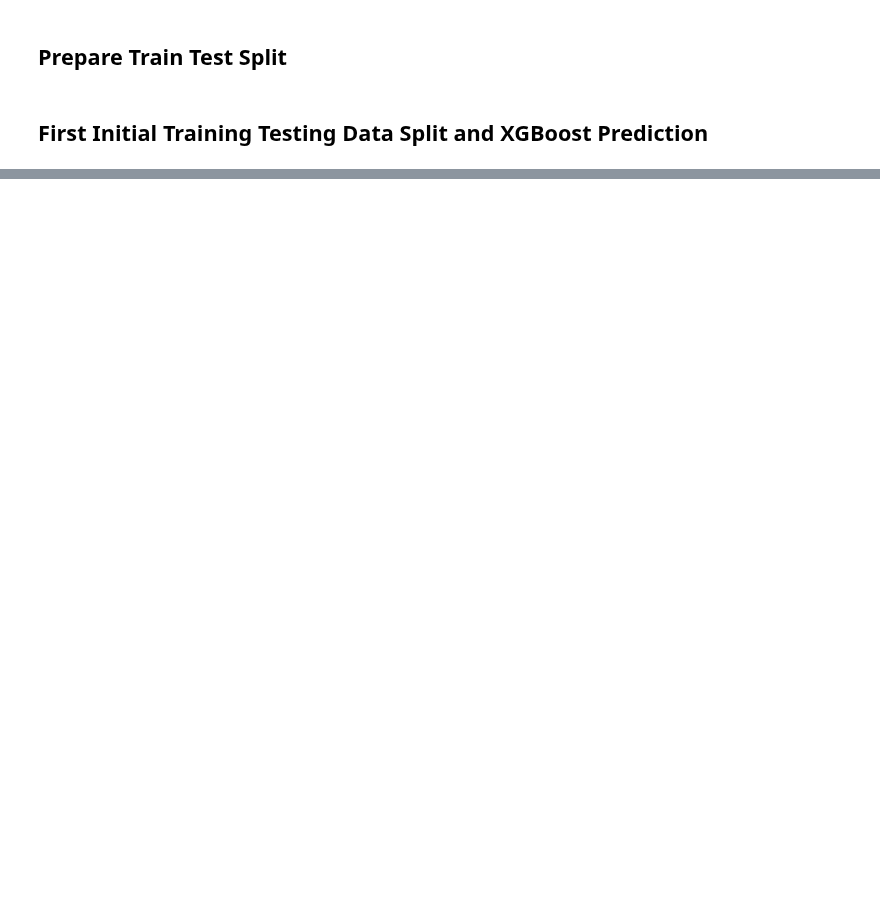
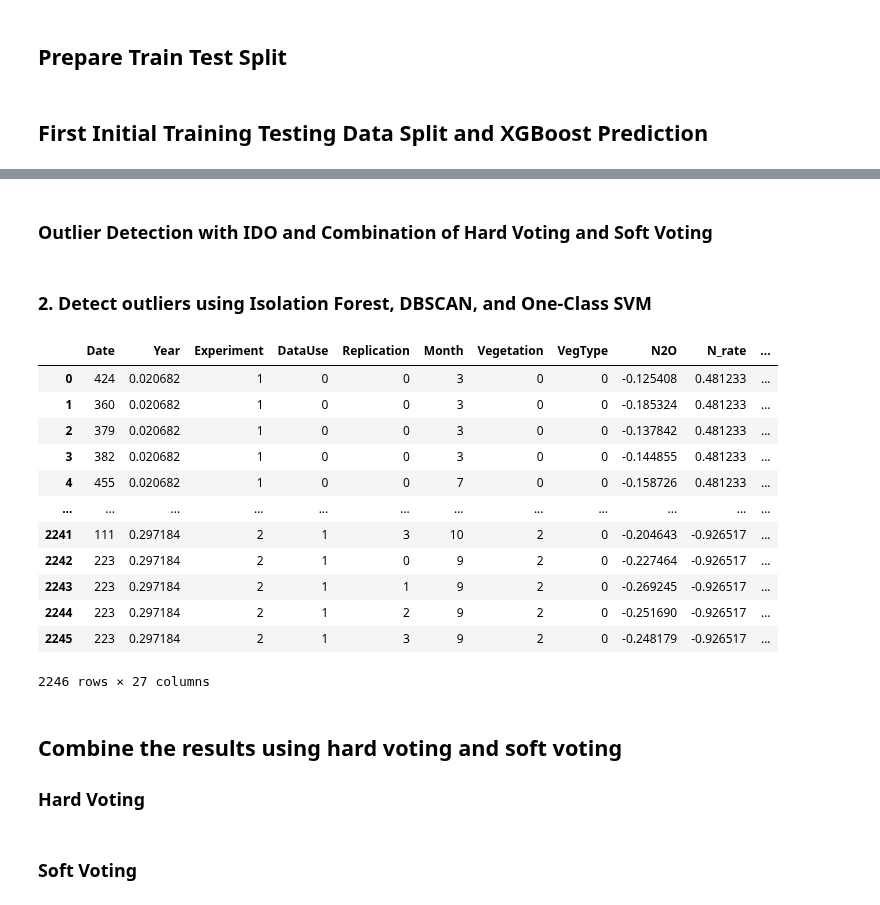
Before and after one commit to roniwahyu/outlier-detection2024, a Jupyter notebook: 09_04_1_Agricultural_N2O_IDO_Training_Testing_Plain_SWI_23052024.ipynb, the cells around one changed output, grey strips where cells are left out. Cells and saved outputs as stored; diff of their text form; code cells hidden in the pictures; blank space fills up the shorter version.

```diff
--- a/09_04_1_Agricultural_N2O_IDO_Training_Testing_Plain_SWI_23052024.ipynb
+++ b/09_04_1_Agricultural_N2O_IDO_Training_Testing_Plain_SWI_23052024.ipynb
@@ -153,0 +179,51 @@ plt.show()
+# %% [markdown]
+### Outlier Detection with IDO and Combination of Hard Voting and Soft Voting
+# %%
+# Assume that 'N2O' is the target column and other columns are features
+features = data.drop(columns=['N2O'])
+target = data['N2O']
+
+# Standardize the features
+scaler = StandardScaler()
+scaled_features = scaler.fit_transform(features)
+# %% [markdown]
+### 2. Detect outliers using Isolation Forest, DBSCAN, and One-Class SVM
+# %%
+# Isolation Forest
+iso_forest = IsolationForest(contamination=0.05, random_state=42)
+iso_pred = iso_forest.fit_predict(scaled_features)
+
+# DBSCAN
+dbscan = DBSCAN(eps=0.5, min_samples=5)
+dbscan_pred = dbscan.fit_predict(scaled_features)
+
+# One-Class SVM
+ocsvm = OneClassSVM(nu=0.05, kernel="rbf", gamma='auto')
+ocsvm_pred = ocsvm.fit_predict(scaled_features)
+
+# Convert DBSCAN and One-Class SVM predictions to the same format as Isolation Forest (-1 for outliers, 1 for inliers)
+dbscan_pred = [1 if x != -1 else -1 for x in dbscan_pred]
+ocsvm_pred = [1 if x != -1 else -1 for x in ocsvm_pred]
+# %%
+data['IF_Outlier']=iso_pred
+data['DBSCAN_Outlier']=dbscan_pred
+data['OCSVM_Outlier']=ocsvm_pred
+# %%
+data
+# %% [output]
+|  | Date | Year | Experiment | DataUse | Replication | Month | Vegetation | VegType | N2O | N_rate | ... |
+| 0 | 424 | 0.020682 | 1 | 0 | 0 | 3 | 0 | 0 | -0.125408 | 0.481233 | ... |
+| 1 | 360 | 0.020682 | 1 | 0 | 0 | 3 | 0 | 0 | -0.185324 | 0.481233 | ... |
+| 2 | 379 | 0.020682 | 1 | 0 | 0 | 3 | 0 | 0 | -0.137842 | 0.481233 | ... |
+| 3 | 382 | 0.020682 | 1 | 0 | 0 | 3 | 0 | 0 | -0.144855 | 0.481233 | ... |
+| 4 | 455 | 0.020682 | 1 | 0 | 0 | 7 | 0 | 0 | -0.158726 | 0.481233 | ... |
+| ... | ... | ... | ... | ... | ... | ... | ... | ... | ... | ... | ... |
+| 2241 | 111 | 0.297184 | 2 | 1 | 3 | 10 | 2 | 0 | -0.204643 | -0.926517 | ... |
+| 2242 | 223 | 0.297184 | 2 | 1 | 0 | 9 | 2 | 0 | -0.227464 | -0.926517 | ... |
+| 2243 | 223 | 0.297184 | 2 | 1 | 1 | 9 | 2 | 0 | -0.269245 | -0.926517 | ... |
+| 2244 | 223 | 0.297184 | 2 | 1 | 2 | 9 | 2 | 0 | -0.251690 | -0.926517 | ... |
+| 2245 | 223 | 0.297184 | 2 | 1 | 3 | 9 | 2 | 0 | -0.248179 | -0.926517 | ... |
+2246 rows × 27 columns
+# %% [markdown]
+## Combine the results using hard voting and soft voting
+### Hard Voting
@@ -153,0 +236,2 @@ plt.show()
+# %% [markdown]
+### Soft Voting
```
Also changed, not shown: parts of 11 cells of this notebook, 10 other files.
